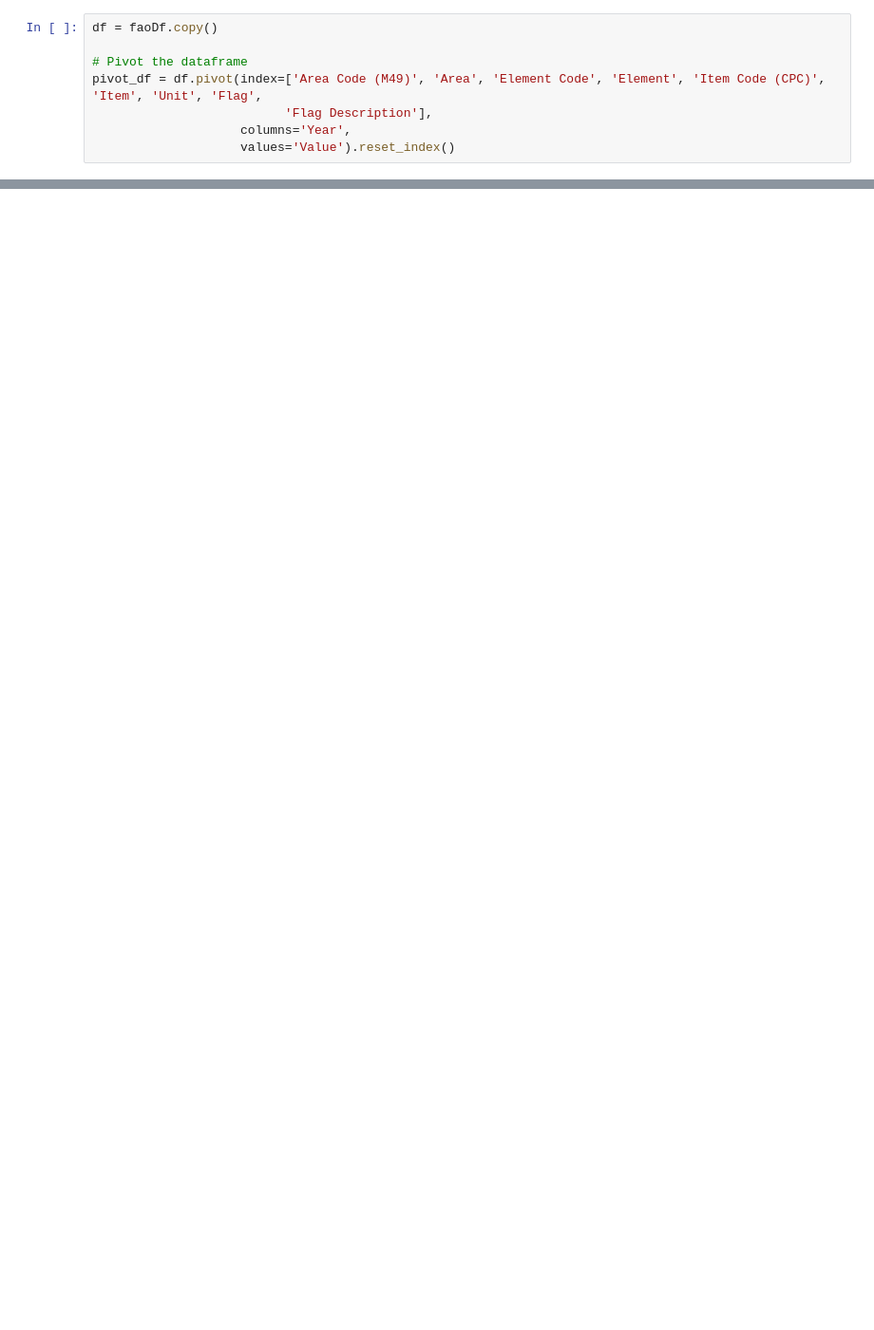
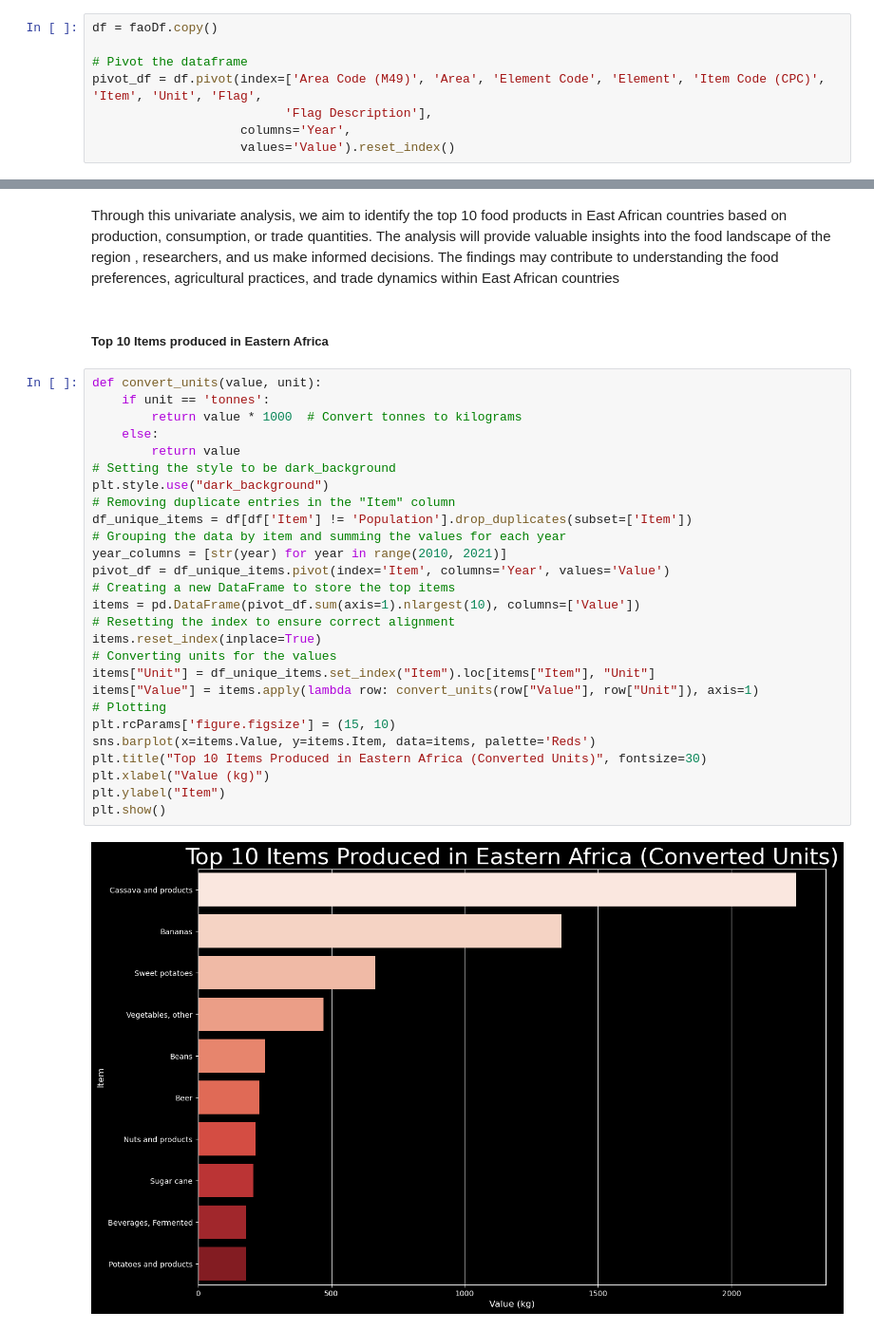
Before and after one commit to Muramati/FAOStat-Dataset-Time-Series, a Jupyter notebook: faostat.ipynb, the cells around one changed output, grey strips where cells are left out. Shown at 95% size. Cells and saved outputs as stored; diff of their text form; blank space fills up the shorter version.

```diff
--- a/faostat.ipynb
+++ b/faostat.ipynb
@@ -132,0 +356,33 @@ pivot_df
+# %% [markdown]
+Through this univariate analysis, we aim to identify the top 10 food products in East African countries based on production, consumption, or trade quantities. The analysis will provide valuable insights into the food landscape of the region , researchers, and us make informed decisions. The findings may contribute to understanding the food preferences, agricultural practices, and trade dynamics within East African countries
+# %% [markdown]
+##### Top 10 Items produced in Eastern Africa
+# %%
+def convert_units(value, unit):
+    if unit == 'tonnes':
+        return value * 1000  # Convert tonnes to kilograms
+    else:
+        return value
+# Setting the style to be dark_background
+plt.style.use("dark_background")
+# Removing duplicate entries in the "Item" column
+df_unique_items = df[df['Item'] != 'Population'].drop_duplicates(subset=['Item'])
+# Grouping the data by item and summing the values for each year
+year_columns = [str(year) for year in range(2010, 2021)]
+pivot_df = df_unique_items.pivot(index='Item', columns='Year', values='Value')
+# Creating a new DataFrame to store the top items
+items = pd.DataFrame(pivot_df.sum(axis=1).nlargest(10), columns=['Value'])
+# Resetting the index to ensure correct alignment
+items.reset_index(inplace=True)
+# Converting units for the values
+items["Unit"] = df_unique_items.set_index("Item").loc[items["Item"], "Unit"]
+items["Value"] = items.apply(lambda row: convert_units(row["Value"], row["Unit"]), axis=1)
+# Plotting
+plt.rcParams['figure.figsize'] = (15, 10)
+sns.barplot(x=items.Value, y=items.Item, data=items, palette='Reds')
+plt.title("Top 10 Items Produced in Eastern Africa (Converted Units)", fontsize=30)
+plt.xlabel("Value (kg)")
+plt.ylabel("Item")
+plt.show()
+# %% [output]
+[figure, added]
```
Also changed, not shown: parts of 69 cells of this notebook.
